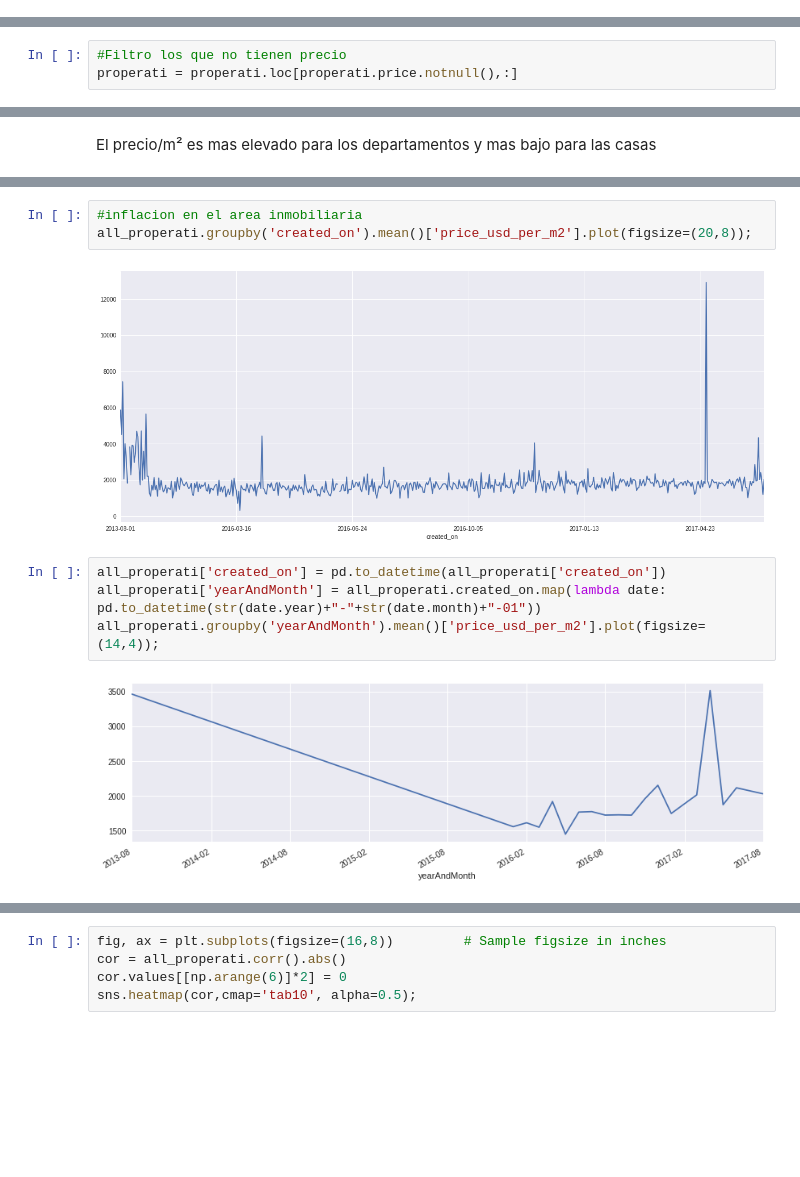
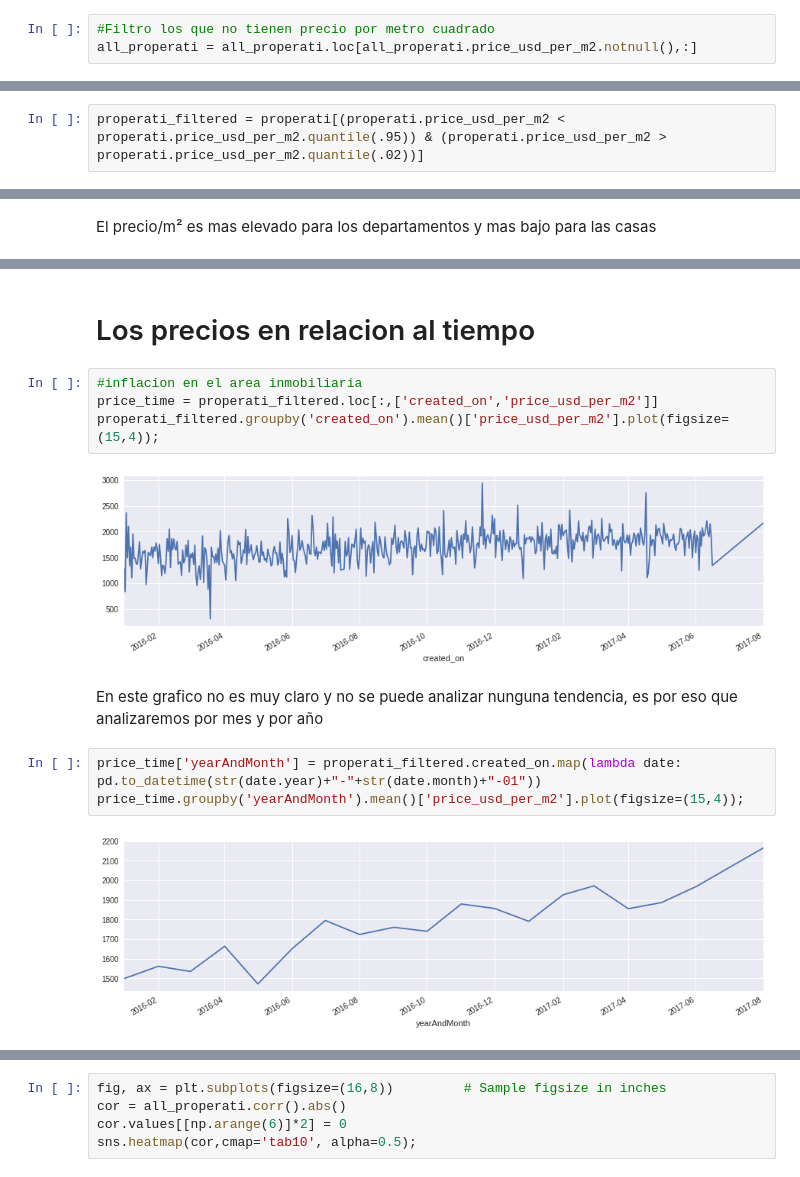
Before and after one commit to jazminferreiro-zz/orgaTP1, a Jupyter notebook: Analisis exploratorio Properati .ipynb, the cells around one changed output, grey strips where cells are left out. Cells and saved outputs as stored; diff of their text form; blank space fills up the shorter version.

```diff
--- a/Analisis exploratorio Properati .ipynb
+++ b/Analisis exploratorio Properati .ipynb
@@ -199,14 +205,14 @@ surface_in_m2                 float64
 surface_total_in_m2           float64
 title                          object
 dtype: object
+# %%
+#Filtro los que no tienen precio por metro cuadrado
+all_properati = all_properati.loc[all_properati.price_usd_per_m2.notnull(),:]
 # %%
 #Filtro solo capital federal y gran buenos aires
 capitalFederal = all_properati.loc[all_properati.state_name.str.contains("Capital Federal", na=False),:]
 GBA =all_properati.loc[all_properati.state_name.str.contains("G.B.A", na=False),:]
 properati = pd.concat([capitalFederal,GBA])
-# %%
-#Filtro los que no tienen precio
-properati = properati.loc[properati.price.notnull(),:]
 # %%
 #Convert Date, add Year, Weekday and Hour columns
 import calendar
@@ -213,0 +250,2 @@ properati['created_on'] = pd.to_datetime(properati['created_on'])
+# %%
+properati_filtered = properati[(properati.price_usd_per_m2 < properati.price_usd_per_m2.quantile(.95)) & (properati.price_usd_per_m2 > properati.price_usd_per_m2.quantile(.02))]
@@ -295,12 +365,16 @@ plt.show()
+# %% [markdown]
+# Los precios en relacion al tiempo
 # %%
 #inflacion en el area inmobiliaria
-all_properati.groupby('created_on').mean()['price_usd_per_m2'].plot(figsize=(20,8));
+price_time = properati_filtered.loc[:,['created_on','price_usd_per_m2']]
+properati_filtered.groupby('created_on').mean()['price_usd_per_m2'].plot(figsize=(15,4));
 # %% [output]
-[figure, old version]
+[figure, new version]
+# %% [markdown]
+En este grafico no es muy claro y no se puede analizar nunguna tendencia, es por eso que analizaremos por mes y por año
 # %%
-all_properati['created_on'] = pd.to_datetime(all_properati['created_on'])
-all_properati['yearAndMonth'] = all_properati.created_on.map(lambda date: pd.to_datetime(str(date.year)+"-"+str(date.month)+"-01"))
-all_properati.groupby('yearAndMonth').mean()['price_usd_per_m2'].plot(figsize=(14,4));
+price_time['yearAndMonth'] = properati_filtered.created_on.map(lambda date: pd.to_datetime(str(date.year)+"-"+str(date.month)+"-01"))
+price_time.groupby('yearAndMonth').mean()['price_usd_per_m2'].plot(figsize=(15,4));
 # %% [output]
-[figure, old version]
+[figure, new version]
 # %%
```
Also changed, not shown: parts of 46 cells of this notebook, 1 other file.
